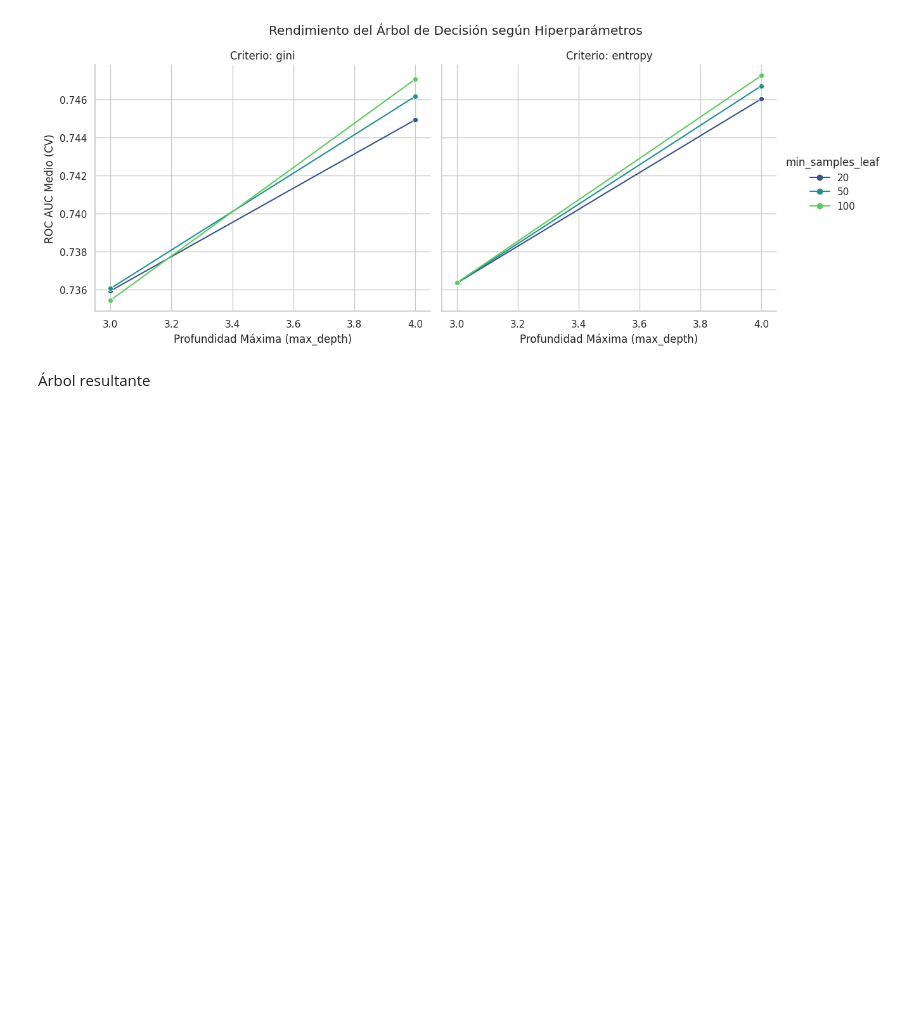
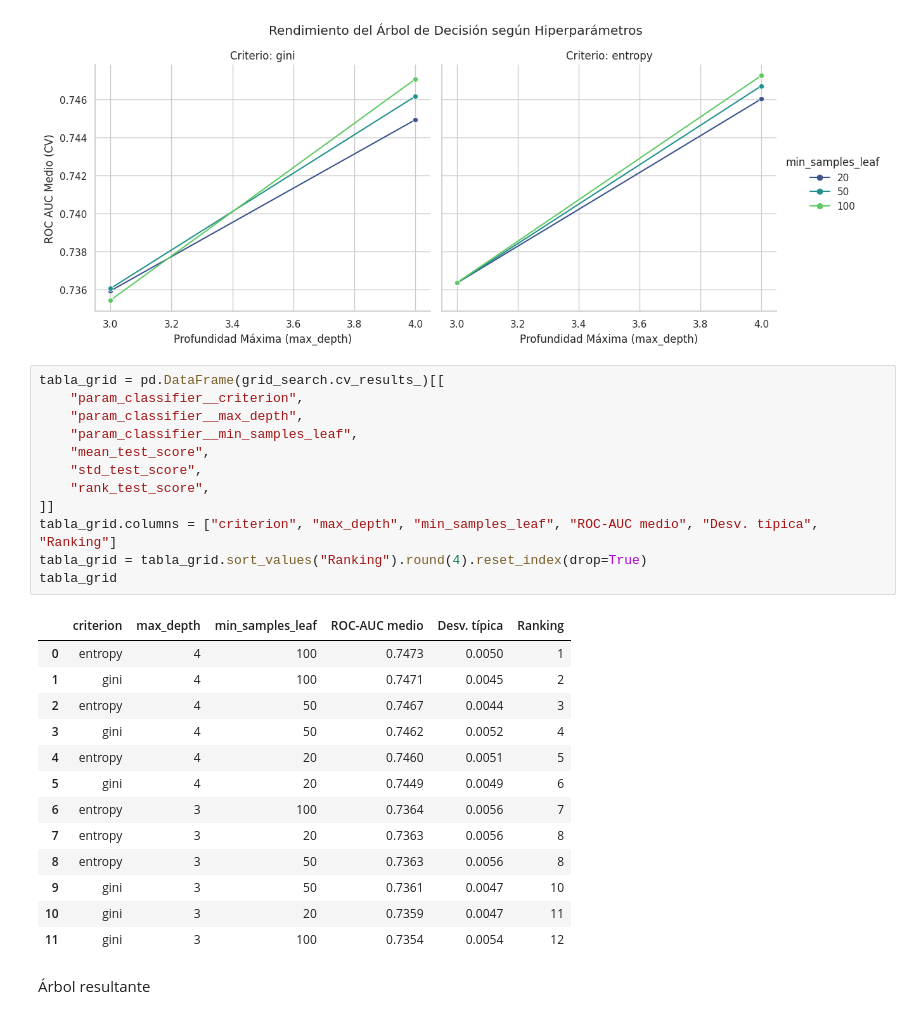
Before and after one commit to nicolas-pueyo/ia-explicable, a Jupyter notebook: notebooks/proyecto_iax.ipynb, the cells around one changed output. Cells and saved outputs as stored; diff of their text form; blank space fills up the shorter version.

```diff
--- a/notebooks/proyecto_iax.ipynb
+++ b/notebooks/proyecto_iax.ipynb
@@ -147,6 +147,32 @@ plt.savefig("hyperparameter_tuning.png", dpi=300, bbox_inches="tight")
 plt.show()
 # %% [output]
 [figure]
+# %%
+tabla_grid = pd.DataFrame(grid_search.cv_results_)[[
+    "param_classifier__criterion",
+    "param_classifier__max_depth",
+    "param_classifier__min_samples_leaf",
+    "mean_test_score",
+    "std_test_score",
+    "rank_test_score",
+]]
+tabla_grid.columns = ["criterion", "max_depth", "min_samples_leaf", "ROC-AUC medio", "Desv. típica", "Ranking"]
+tabla_grid = tabla_grid.sort_values("Ranking").round(4).reset_index(drop=True)
+tabla_grid
+# %% [output]
+|  | criterion | max_depth | min_samples_leaf | ROC-AUC medio | Desv. típica | Ranking |
+| 0 | entropy | 4 | 100 | 0.7473 | 0.0050 | 1 |
+| 1 | gini | 4 | 100 | 0.7471 | 0.0045 | 2 |
+| 2 | entropy | 4 | 50 | 0.7467 | 0.0044 | 3 |
+| 3 | gini | 4 | 50 | 0.7462 | 0.0052 | 4 |
+| 4 | entropy | 4 | 20 | 0.7460 | 0.0051 | 5 |
+| 5 | gini | 4 | 20 | 0.7449 | 0.0049 | 6 |
+| 6 | entropy | 3 | 100 | 0.7364 | 0.0056 | 7 |
+| 7 | entropy | 3 | 20 | 0.7363 | 0.0056 | 8 |
+| 8 | entropy | 3 | 50 | 0.7363 | 0.0056 | 8 |
+| 9 | gini | 3 | 50 | 0.7361 | 0.0047 | 10 |
+| 10 | gini | 3 | 20 | 0.7359 | 0.0047 | 11 |
+| 11 | gini | 3 | 100 | 0.7354 | 0.0054 | 12 |
 # %% [markdown]
 Árbol resultante
 # %%
```
Also changed, not shown: parts of 2 cells of this notebook.
